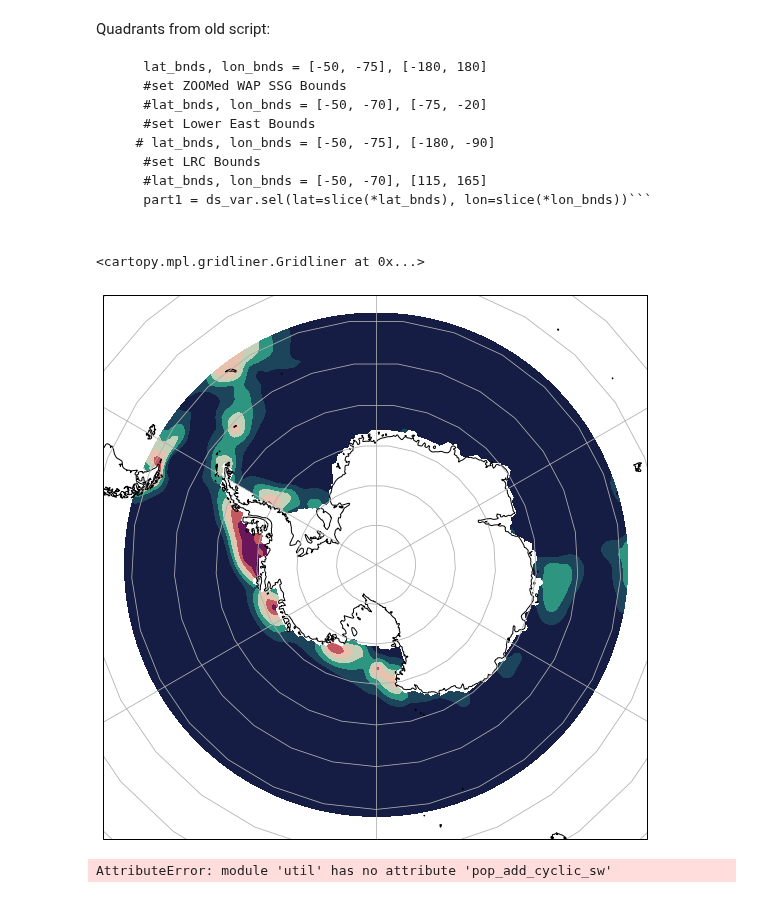
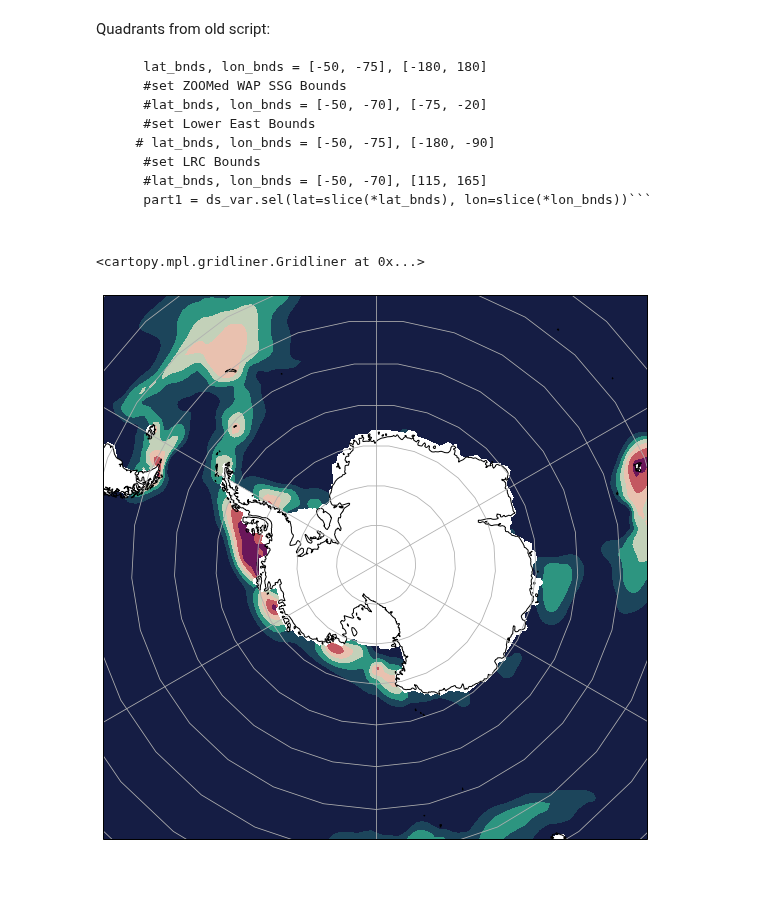
Before and after one commit to Zephyr-Sylvester/krill-cesm-le, a Jupyter notebook: notebooks/Obs_v_Mods.ipynb, the cells around one changed output. Cells and saved outputs as stored; diff of their text form; code cells hidden in the pictures.

Commit message:
modified seawifs dims to work within pop_add_cyclic utility

```diff
--- a/notebooks/Obs_v_Mods.ipynb
+++ b/notebooks/Obs_v_Mods.ipynb
@@ -182,28 +182,24 @@ Quadrants from old script:
 # %%
 dsp = util.pop_add_cyclic(dsmod)
 
-lon, lat = dsp.TLONG.isel(nlat=slice(0, 50)), dsp.TLAT.isel(nlat=slice(0, 50))
-field = dsp.Chl_surf.isel(month=0, nlat=slice(0, 50))
+lon, lat = dsp.TLONG.isel(nlat=slice(0, 100)), dsp.TLAT.isel(nlat=slice(0, 100))
+field = dsp.Chl_surf.isel(month=0, nlat=slice(0, 100))
 
 fig = plt.figure(figsize=(10, 10))
 ax = fig.add_subplot(1, 1, 1, projection=ccrs.SouthPolarStereo())
 ax.set_extent([180, -180, -75,  -50], crs=ccrs.PlateCarree())
 
 cmap = cmocean.cm.curl
 #levels = np.arange(0, 30, 1)
 
 cf = ax.contourf(lon, lat, field,
                  cmap=cmap,
                  extend='both',
                  #levels=levels,
                  transform=ccrs.PlateCarree())
 
 ax.coastlines('50m')
 ax.gridlines()
 # %% [output]
 <cartopy.mpl.gridliner.Gridliner at 0x...>
-[figure, old version]
+[figure, new version]
-# %%
-dsp = util.pop_add_cyclic_sw(dsobs)
-# %% [output]
-AttributeError: module 'util' has no attribute 'pop_add_cyclic_sw'
```
Also changed, not shown: parts of 2 cells of this notebook.
